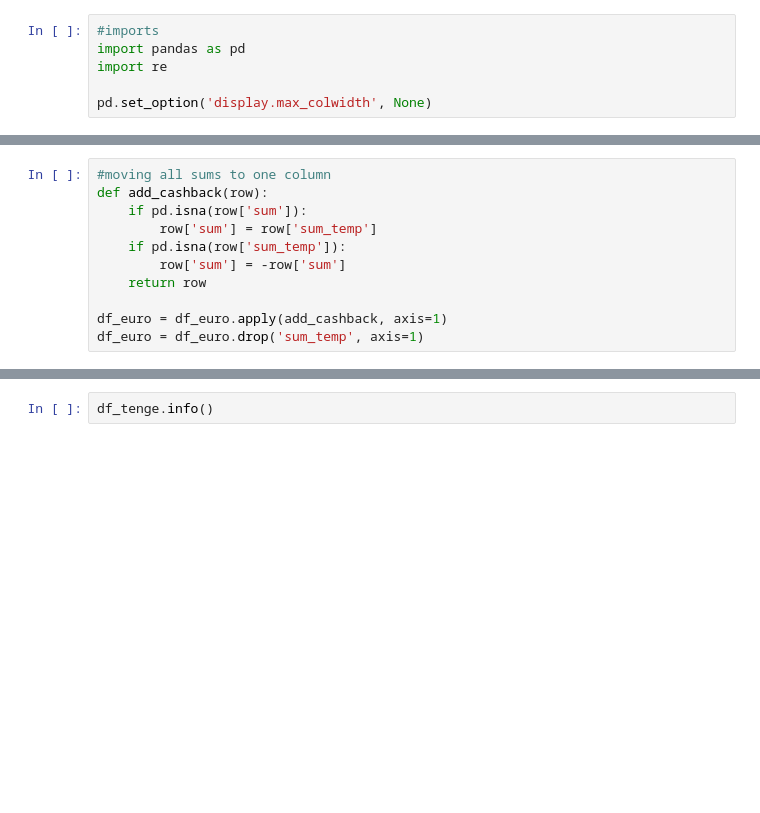
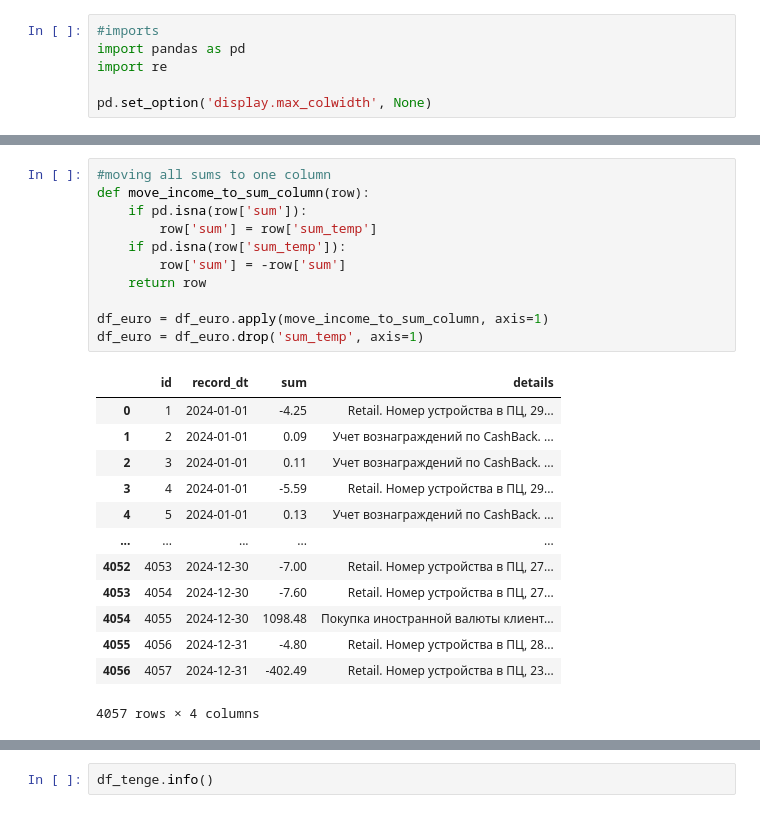
Before and after one commit to cry0steam/budget, a Jupyter notebook: budget_analysis.ipynb, the cells around one changed output, grey strips where cells are left out. Drawn from its saved outputs; the diff is of its cells as text; blank space fills up the shorter version.

```diff
--- a/budget_analysis.ipynb
+++ b/budget_analysis.ipynb
@@ -59,14 +63,28 @@ df_euro['record_dt'] = pd.to_datetime(df_euro['record_dt'], format='%d.%m.%Y')
 # %%
 #moving all sums to one column
-def add_cashback(row):
+def move_income_to_sum_column(row):
     if pd.isna(row['sum']):
         row['sum'] = row['sum_temp']
     if pd.isna(row['sum_temp']):
         row['sum'] = -row['sum']
     return row
 
-df_euro = df_euro.apply(add_cashback, axis=1)
+df_euro = df_euro.apply(move_income_to_sum_column, axis=1)
 df_euro = df_euro.drop('sum_temp', axis=1)
+# %% [output]
+|  | id | record_dt | sum | details |
+| 0 | 1 | 2024-01-01 | -4.25 | Retail. Номер устройства в ПЦ, 29... |
+| 1 | 2 | 2024-01-01 | 0.09 | Учет вознаграждений по CashBack. ... |
+| 2 | 3 | 2024-01-01 | 0.11 | Учет вознаграждений по CashBack. ... |
+| 3 | 4 | 2024-01-01 | -5.59 | Retail. Номер устройства в ПЦ, 29... |
+| 4 | 5 | 2024-01-01 | 0.13 | Учет вознаграждений по CashBack. ... |
+| ... | ... | ... | ... | ... |
+| 4052 | 4053 | 2024-12-30 | -7.00 | Retail. Номер устройства в ПЦ, 27... |
+| 4053 | 4054 | 2024-12-30 | -7.60 | Retail. Номер устройства в ПЦ, 27... |
+| 4054 | 4055 | 2024-12-30 | 1098.48 | Покупка иностранной валюты клиент... |
+| 4055 | 4056 | 2024-12-31 | -4.80 | Retail. Номер устройства в ПЦ, 28... |
+| 4056 | 4057 | 2024-12-31 | -402.49 | Retail. Номер устройства в ПЦ, 23... |
+4057 rows × 4 columns
 # %%
 #parsing details
 first_word = r'(^\w+)'
```
Also changed, not shown: parts of 20 cells of this notebook, 4 other files.
